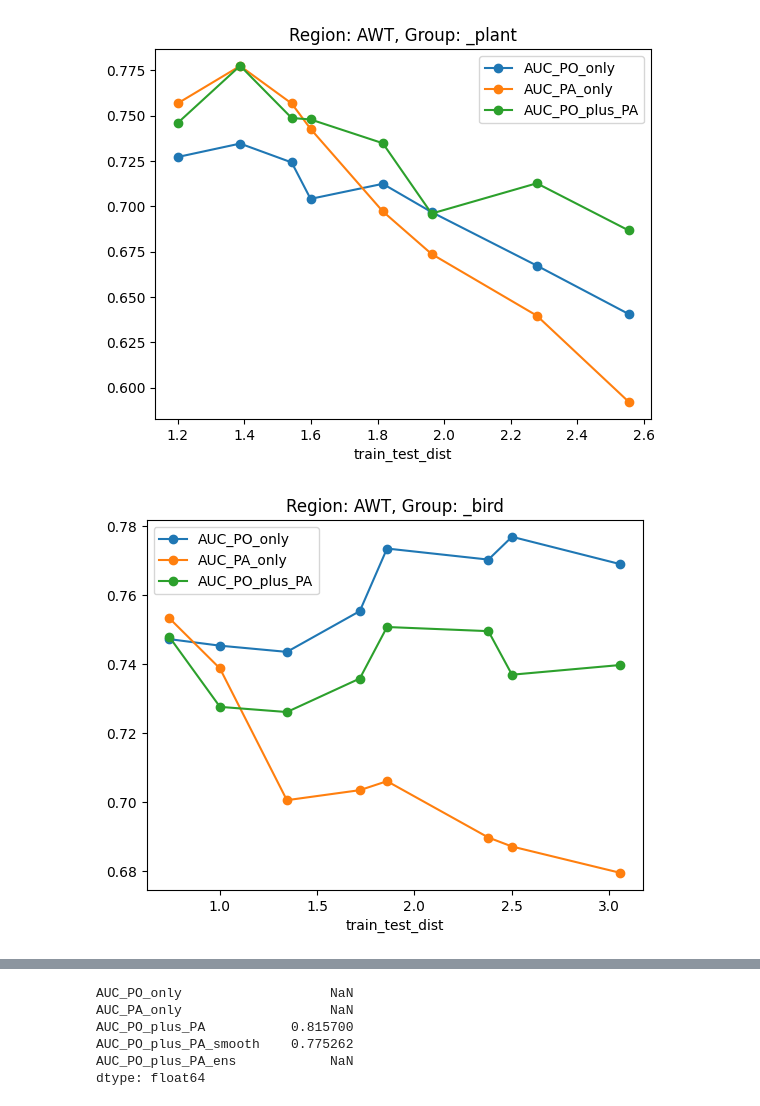
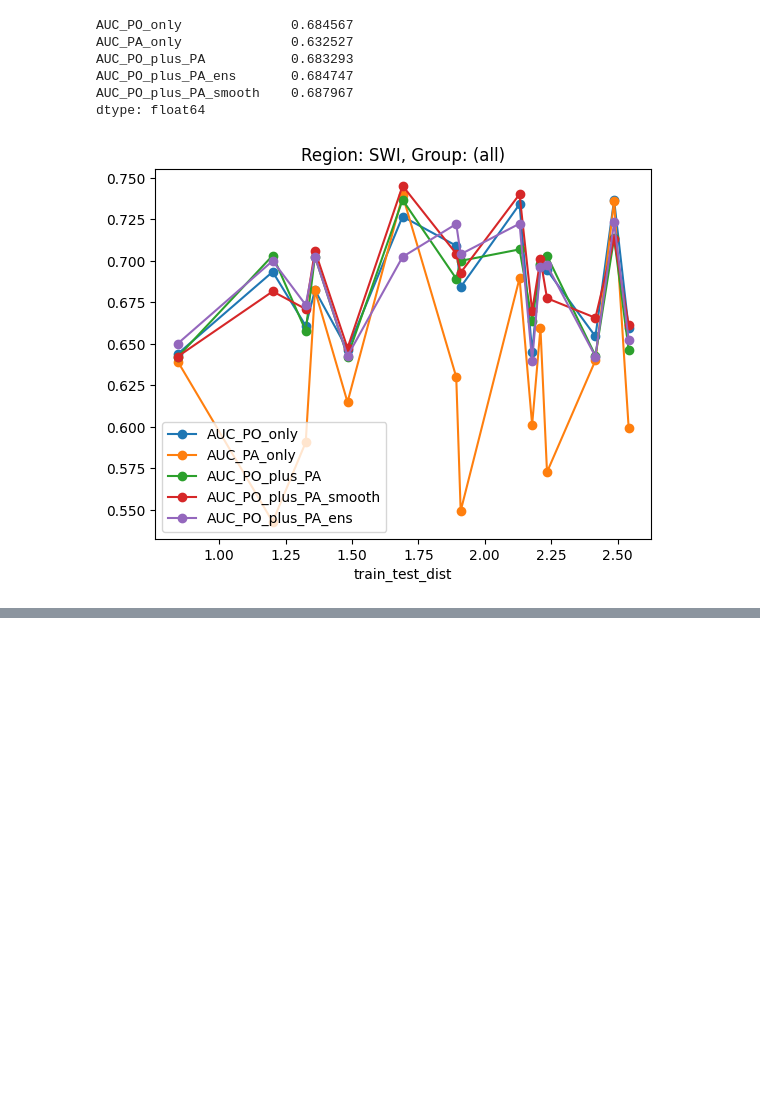
Before and after one commit to pabloubilla/data-integration-sdm, a Jupyter notebook: notebooks/05_dataintg_analysis.ipynb, the cells around one changed output, grey strips where cells are left out. Cells and saved outputs as stored; diff of their text form; code cells hidden in the pictures; blank space fills up the shorter version.

```diff
--- a/notebooks/05_dataintg_analysis.ipynb
+++ b/notebooks/05_dataintg_analysis.ipynb
@@ -10,4 +10,4 @@ import pandas as pd
 import numpy as np
 import matplotlib.pyplot as plt
 # %%
-results_df = pd.read_csv('output/integration_analysis/summary_complete.csv')
+results_df = pd.read_csv('output/integration_analysis/summary.csv')
@@ -14,18 +17,27 @@ results_df = pd.read_csv('output/integration_analysis/summary_complete.csv')
+# %%
+# mean by region
+results_df.groupby(['region', 'split_type'])[auc_cols].mean().mean()
+# %% [output]
+AUC_PO_only              0.684567
+AUC_PA_only              0.632527
+AUC_PO_plus_PA           0.683293
+AUC_PO_plus_PA_ens       0.684747
+AUC_PO_plus_PA_smooth    0.687967
+dtype: float64
 # %%
 regions = results_df['region'].unique()
 for region in regions:
     df_region = results_df[results_df['region'] == region]
     groups = df_region['group'].unique()
     for group in groups:
         df_region_group = df_region[df_region['group'] == group]
         # sort by train_test_dist
         df_region_group = df_region_group.sort_values(by='train_test_dist', ascending=False)
         # plot
         df_region_group.plot(x='train_test_dist',
                              y=["AUC_PO_only", "AUC_PA_only", "AUC_PO_plus_PA"
-                                # , "AUC_PO_plus_PA_smooth", "AUC_PO_plus_PA_ens"
+                                , "AUC_PO_plus_PA_smooth", "AUC_PO_plus_PA_ens"
                                 ],
                              marker='o', title=f'Region: {region}, Group: {group}')
 # %% [output]
-[figure, old version]
+[figure, new version]
-[figure, removed]
@@ -37,9 +43,0 @@ for region in regions:
-# %%
-results_df.groupby(['region', 'group']).mean()[['AUC_PO_only', 'AUC_PA_only', 'AUC_PO_plus_PA', 'AUC_PO_plus_PA_smooth',  "AUC_PO_plus_PA_ens"]].mean()
-# %% [output]
-AUC_PO_only                   NaN
-AUC_PA_only                   NaN
-AUC_PO_plus_PA           0.815700
-AUC_PO_plus_PA_smooth    0.775262
-AUC_PO_plus_PA_ens            NaN
-dtype: float64
```
Also changed, not shown: parts of 7 cells of this notebook, 2 other files.
